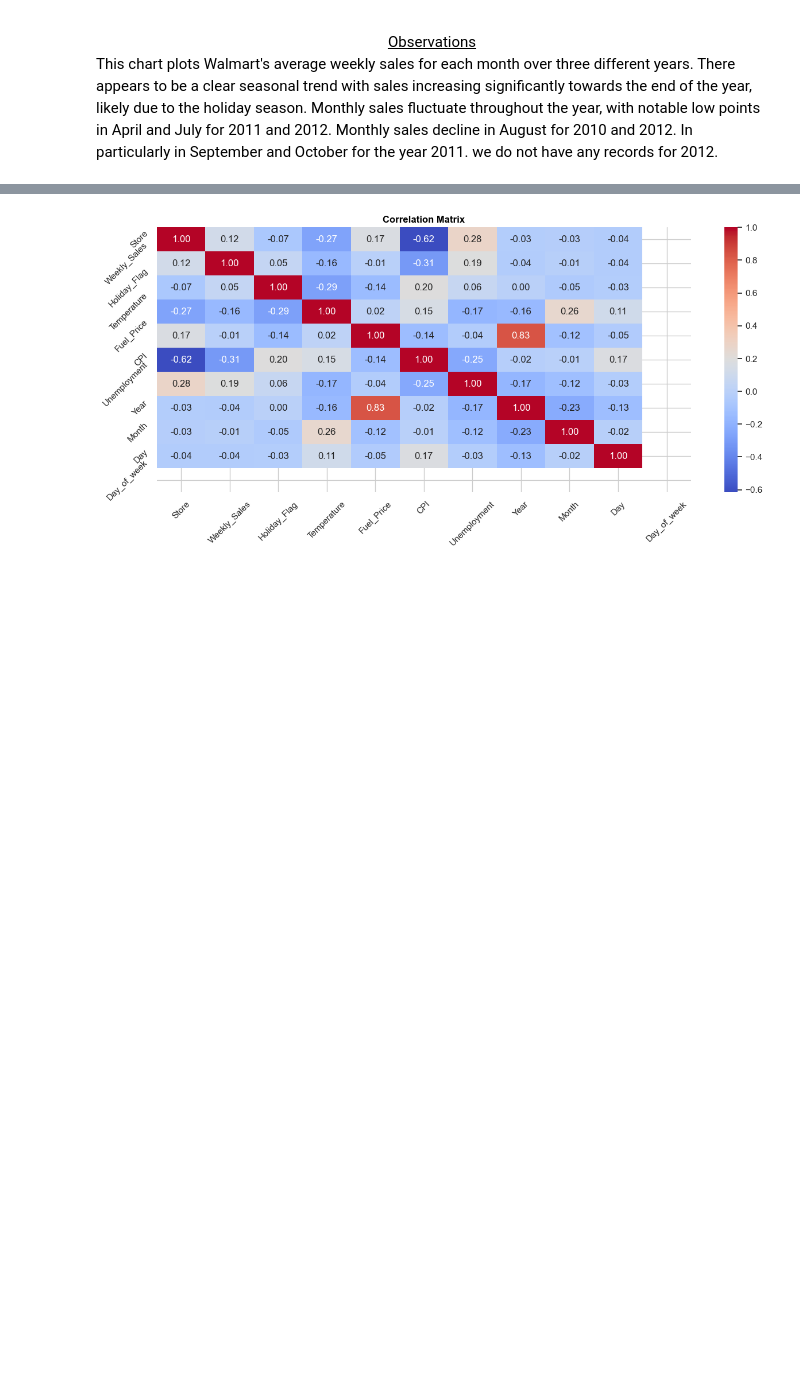
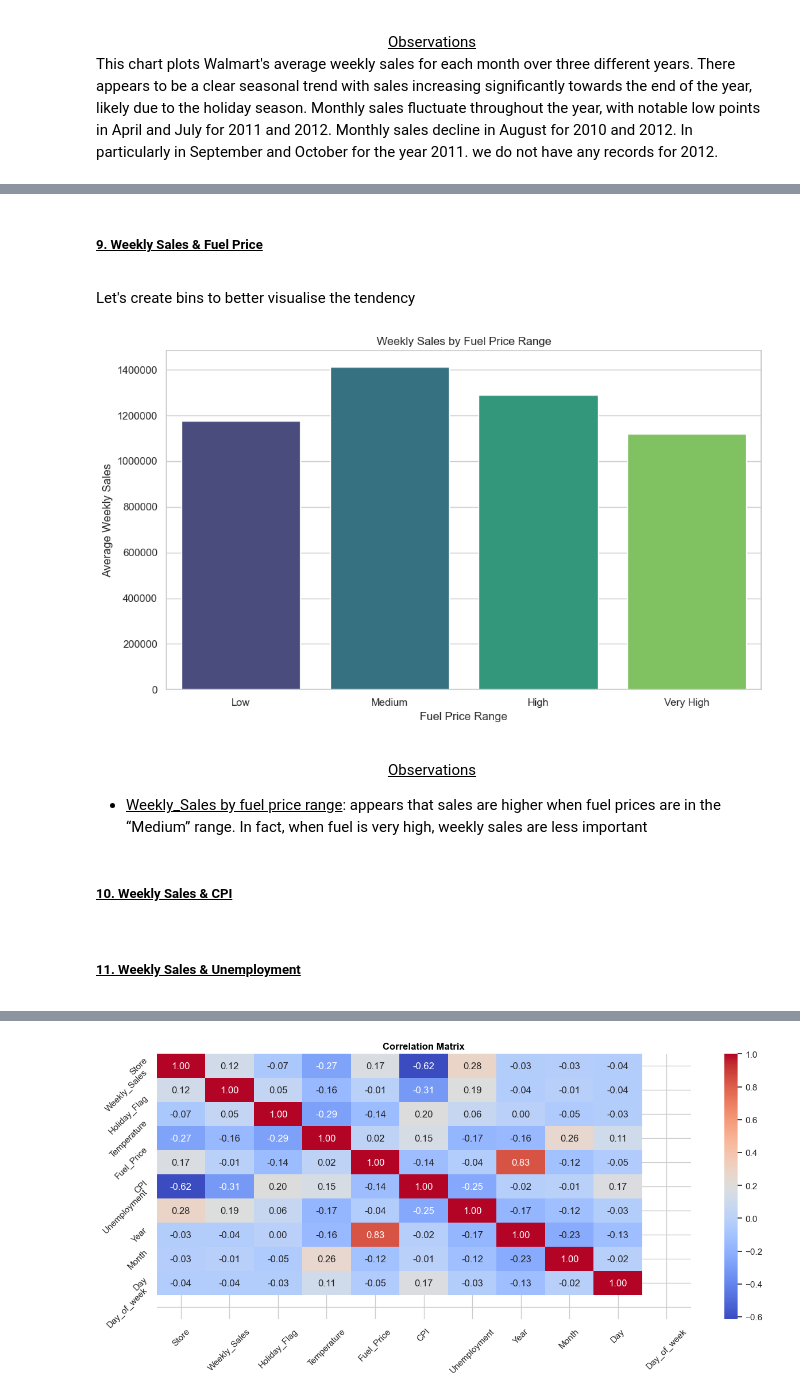
Before and after one commit to NadiaPreuvot/Block.3-Walmart_Sales_Machine_Learning, a Jupyter notebook: walmart.ipynb, the cells around one changed output, grey strips where cells are left out. Drawn from its saved outputs; the diff is of its cells as text; code cells hidden in the pictures; blank space fills up the shorter version.

```diff
--- a/walmart.ipynb
+++ b/walmart.ipynb
@@ -436,0 +420,2 @@ Monthly sales decline in August for 2010 and 2012. In particularly in September
+# %% [markdown]
+<u><h5>9. Weekly Sales & Fuel Price
@@ -436,0 +426,35 @@ Monthly sales decline in August for 2010 and 2012. In particularly in September
+# %% [markdown]
+Let's create bins to better visualise the tendency
+# %%
+# Create a copy of the DataFrame to preserve the original data
+df_copy = df.copy()
+
+# Create bins in the copy of the DataFrame for fuel price
+df_copy['Fuel_Price_Bin'] = pd.cut(df_copy['Fuel_Price'], bins=4, labels=["Low", "Medium", "High", "Very High"])
+
+# Group data by the new fuel price bins and calculate the mean weekly sales
+# Specify observed=True to avoid the FutureWarning and ensure compatibility with future versions of pandas
+sales_by_fuel_price_bin = df_copy.groupby('Fuel_Price_Bin', observed=True)['Weekly_Sales'].mean().reset_index()
+
+# Create a bar plot for weekly sales by fuel price range
+plt.figure(figsize=(10, 6))  # Adjust the figure size as needed
+sns.barplot(x='Fuel_Price_Bin', y='Weekly_Sales', data=sales_by_fuel_price_bin, palette='viridis', hue='Fuel_Price_Bin', legend=False)
+plt.title('Weekly Sales by Fuel Price Range')
+plt.xlabel('Fuel Price Range')
+plt.ylabel('Average Weekly Sales')
+plt.ticklabel_format(style='plain', axis='y')
+
+# Remove the hue legend since it's redundant
+plt.legend([],[], frameon=False)
+
+plt.tight_layout()
+plt.show()
+# %% [output]
+[figure, added]
+# %% [markdown]
+</u><ins><center> <font color="bleu"><ins>Observations</font> </center>
+</br>
+
+-  <ins>Weekly_Sales by fuel price range</ins>: appears that sales are higher when fuel prices are in the “Medium” range. In fact, when fuel is very high, weekly sales are less important
+# %% [markdown]
+<u><h5>10. Weekly Sales & CPI
@@ -436,0 +466,2 @@ Monthly sales decline in August for 2010 and 2012. In particularly in September
+# %% [markdown]
+<u><h5>11. Weekly Sales & Unemployment
```
Also changed, not shown: parts of 77 cells of this notebook.
